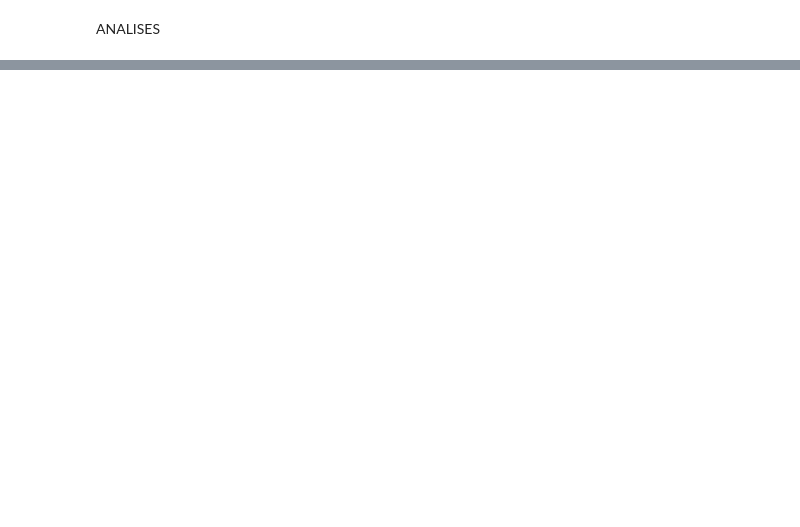
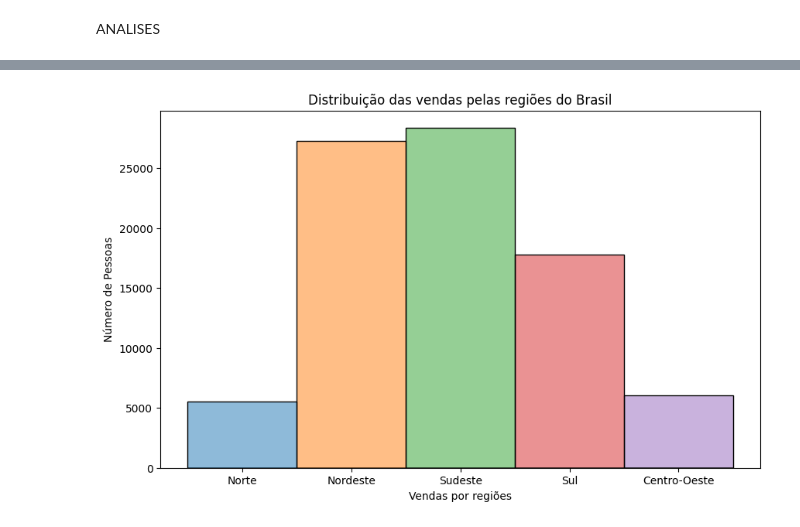
Before and after one commit to CamilaCSilva/C318, a Jupyter notebook: C318.ipynb, the cells around one changed output, grey strips where cells are left out. Saved outputs shown, nothing was run; the diff lists cells and outputs as text; code cells hidden in the pictures; blank space fills up the shorter version.

```diff
--- a/C318.ipynb
+++ b/C318.ipynb
@@ -116,0 +164,9 @@ Número de estados:
+# %%
+plt.figure(figsize=(10, 6))
+sns.histplot(data=tabela_completa_filtrada, x="NM_REGIAO", hue="NM_REGIAO", bins=30, legend=False)
+plt.title('Distribuição das vendas pelas regiões do Brasil')
+plt.xlabel('Vendas por regiões')
+plt.ylabel('Número de Pessoas')
+plt.show()
+# %% [output]
+[figure, added]
```
Also changed, not shown: parts of 17 cells of this notebook.
